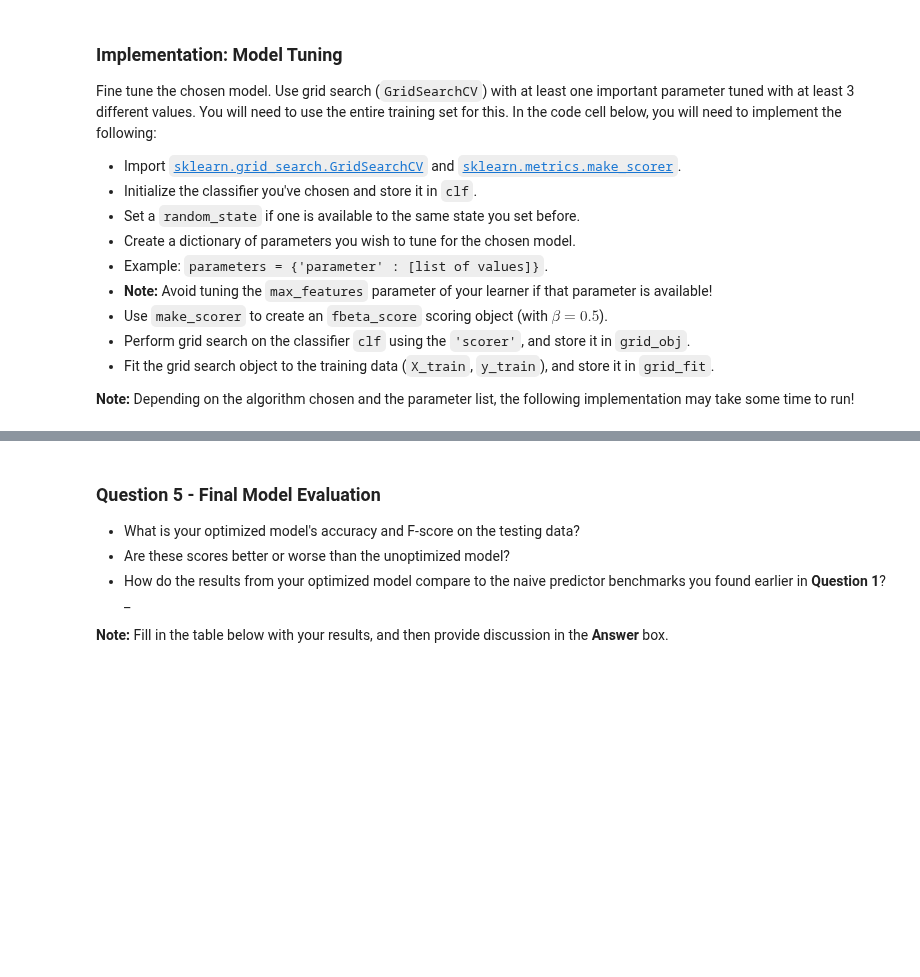
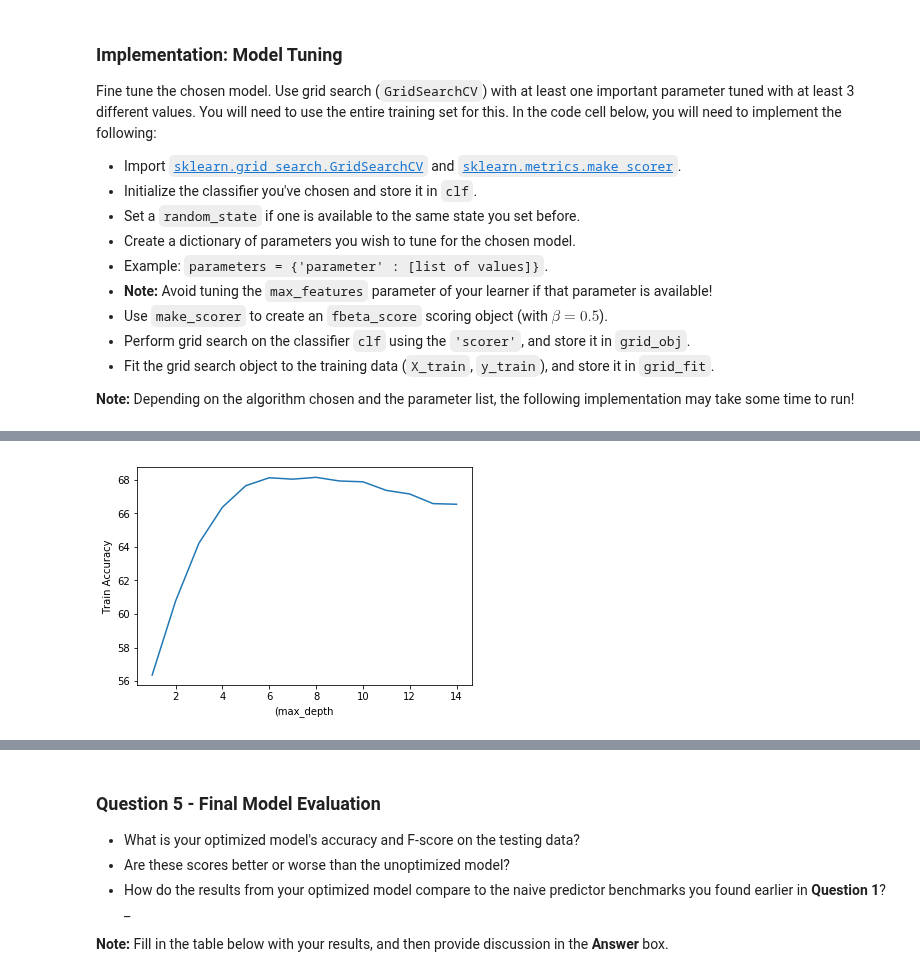
Before and after one commit to JeroenSchmidt/machine-learning, a Jupyter notebook: projects/finding_donors (Supervised Learning)/finding_donors.ipynb, the cells around one changed output, grey strips where cells are left out. Cells and saved outputs as stored; diff of their text form; code cells hidden in the pictures; blank space fills up the shorter version.

```diff
--- a/projects/finding_donors (Supervised Learning)/finding_donors.ipynb
+++ b/projects/finding_donors (Supervised Learning)/finding_donors.ipynb
@@ -842,0 +954,7 @@ Fine tune the chosen model. Use grid search (`GridSearchCV`) with at least one i
+# %%
+plt.plot(max_depth, cv_max_depth)
+plt.xlabel('(max_depth')
+plt.ylabel('Train Accuracy')
+plt.show()
+# %% [output]
+[figure, added]
```
Also changed, not shown: parts of 65 cells of this notebook, 2 other files.
